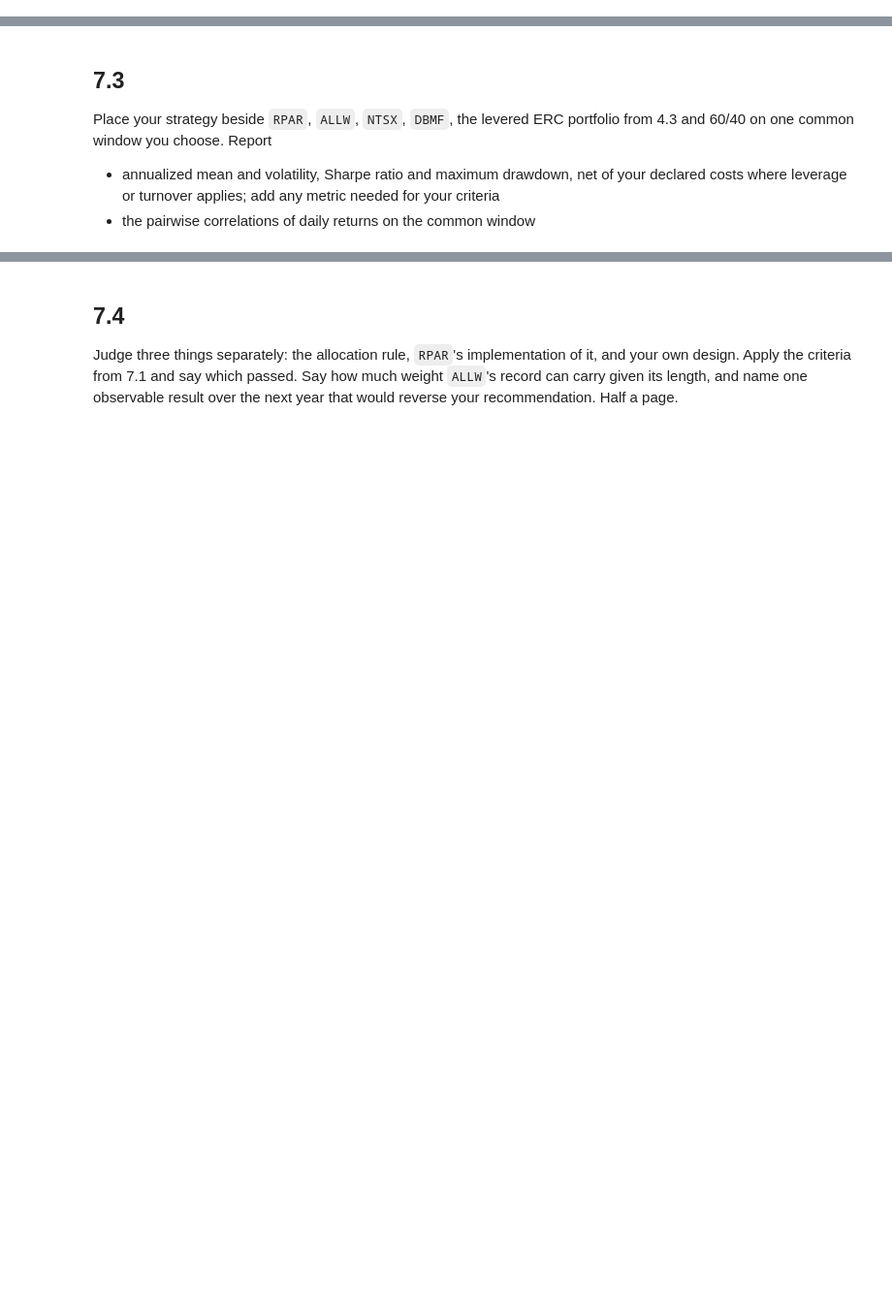
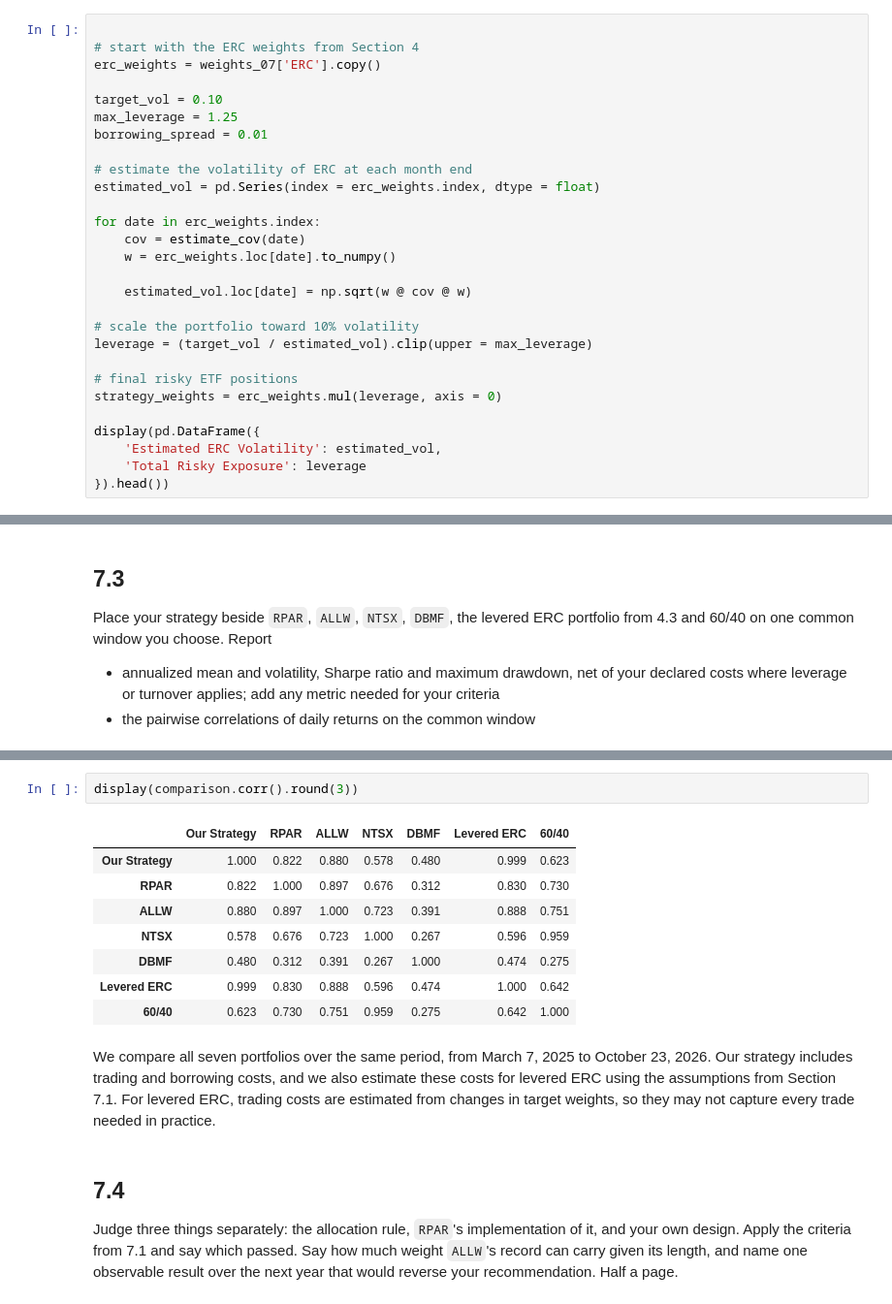
Before and after one commit to hannahkong1/midterm-project, a Jupyter notebook: risk_parity.ipynb, the cells around one changed output, grey strips where cells are left out. Shown at 97% size. Saved outputs shown, nothing was run; the diff lists cells and outputs as text; blank space fills up the shorter version.

```diff
--- a/risk_parity.ipynb
+++ b/risk_parity.ipynb
@@ -1191,0 +1352,28 @@ Build one risk-balanced strategy you would run, from the asset-class ETFs and, i
+# %%
+
+# start with the ERC weights from Section 4
+erc_weights = weights_07['ERC'].copy()
+
+target_vol = 0.10
+max_leverage = 1.25
+borrowing_spread = 0.01
+
+# estimate the volatility of ERC at each month end
+estimated_vol = pd.Series(index = erc_weights.index, dtype = float)
+
+for date in erc_weights.index:
+    cov = estimate_cov(date)
+    w = erc_weights.loc[date].to_numpy()
+
+    estimated_vol.loc[date] = np.sqrt(w @ cov @ w)
+
+# scale the portfolio toward 10% volatility
+leverage = (target_vol / estimated_vol).clip(upper = max_leverage)
+
+# final risky ETF positions
+strategy_weights = erc_weights.mul(leverage, axis = 0)
+
+display(pd.DataFrame({
+    'Estimated ERC Volatility': estimated_vol,
+    'Total Risky Exposure': leverage
+}).head())
@@ -1199,3 +1547,16 @@ Place your strategy beside `RPAR`, `ALLW`, `NTSX`, `DBMF`, the levered ERC portf
+# %%
+display(comparison.corr().round(3))
+# %% [output]
+|  | Our Strategy | RPAR | ALLW | NTSX | DBMF | Levered ERC | 60/40 |
+| Our Strategy | 1.000 | 0.822 | 0.880 | 0.578 | 0.480 | 0.999 | 0.623 |
+| RPAR | 0.822 | 1.000 | 0.897 | 0.676 | 0.312 | 0.830 | 0.730 |
+| ALLW | 0.880 | 0.897 | 1.000 | 0.723 | 0.391 | 0.888 | 0.751 |
+| NTSX | 0.578 | 0.676 | 0.723 | 1.000 | 0.267 | 0.596 | 0.959 |
+| DBMF | 0.480 | 0.312 | 0.391 | 0.267 | 1.000 | 0.474 | 0.275 |
+| Levered ERC | 0.999 | 0.830 | 0.888 | 0.596 | 0.474 | 1.000 | 0.642 |
+| 60/40 | 0.623 | 0.730 | 0.751 | 0.959 | 0.275 | 0.642 | 1.000 |
+# %% [markdown]
+We compare all seven portfolios over the same period, from March 7, 2025 to October 23, 2026. Our strategy includes trading and borrowing costs, and we also estimate these costs for levered ERC using the assumptions from Section 7.1. For levered ERC, trading costs are estimated from changes in target weights, so they may not capture every trade needed in practice.
 # %% [markdown]
 ## 7.4
 
```
Also changed, not shown: parts of 20 cells of this notebook.
